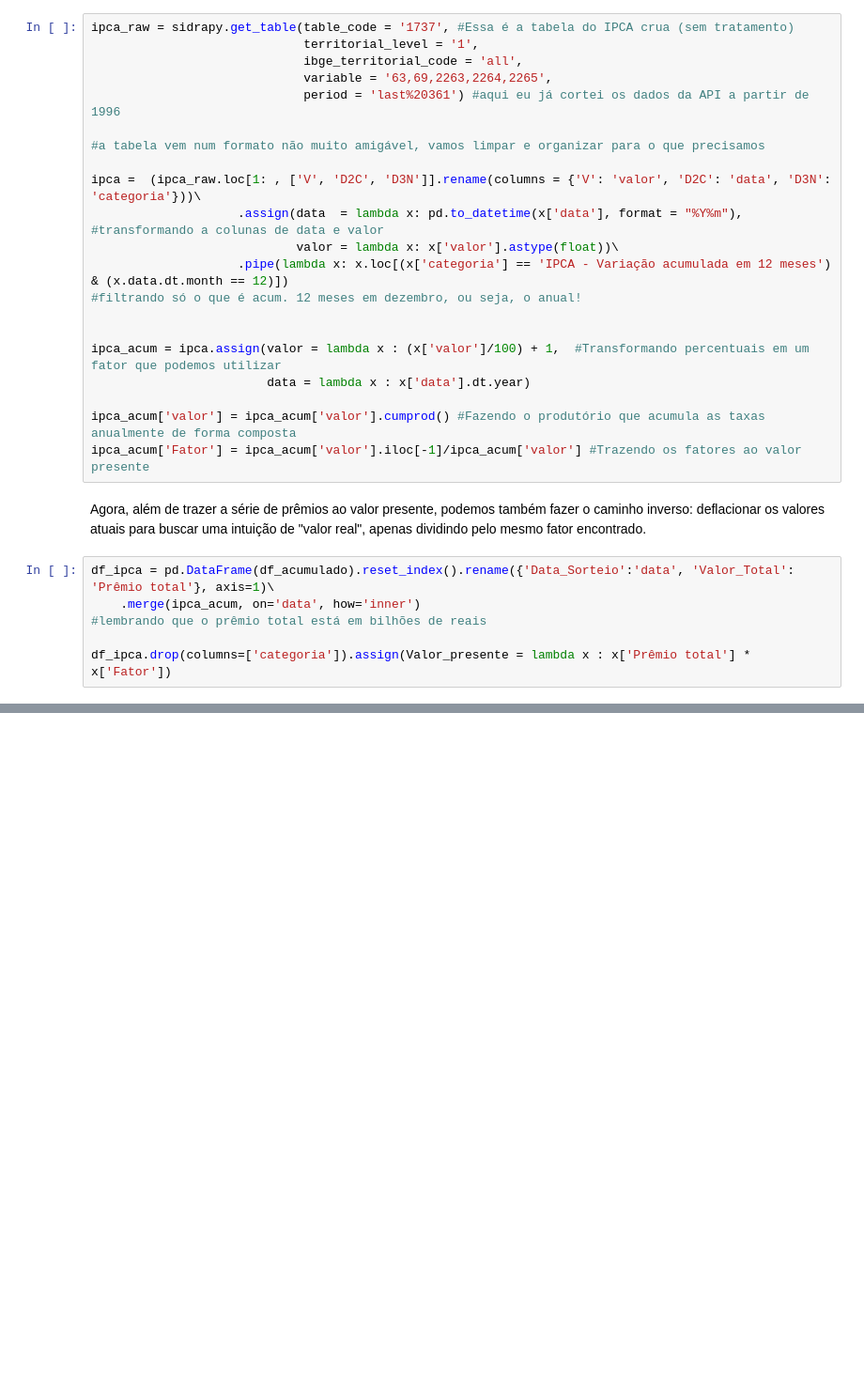
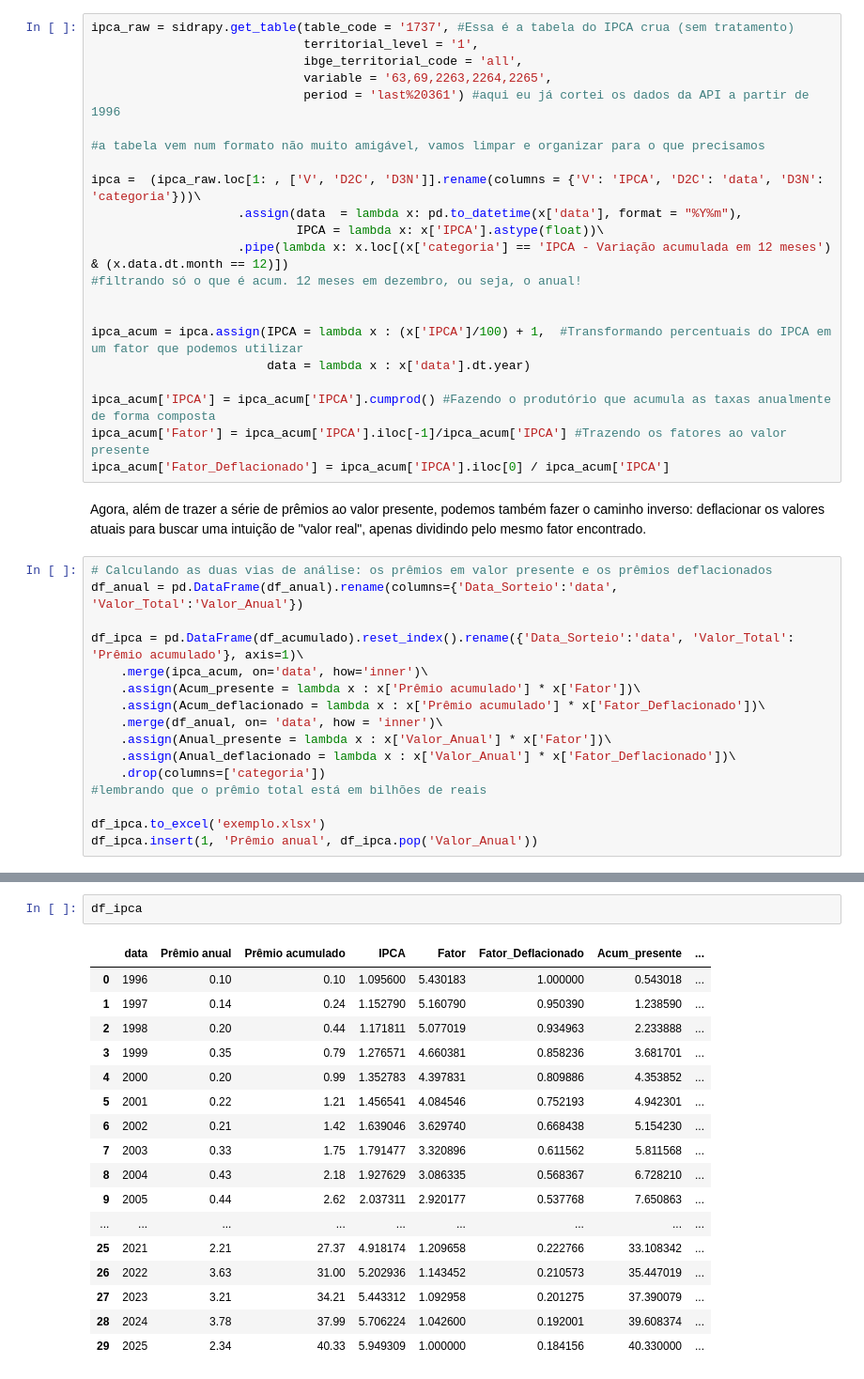
Before and after one commit to zf0rest/megasena_science, a Jupyter notebook: notebooks/analise.ipynb, the cells around one changed output, grey strips where cells are left out. Shown at 94% size. Saved outputs shown, nothing was run; the diff lists cells and outputs as text; blank space fills up the shorter version.

Commit message:
Tabela de valores acumulados e valores nominais anuais prontas em relação ao IPCA

```diff
--- a/notebooks/analise.ipynb
+++ b/notebooks/analise.ipynb
@@ -644,23 +644,34 @@ ipca_raw = sidrapy.get_table(table_code = '1737', #Essa é a tabela do IPCA crua
 
 #a tabela vem num formato não muito amigável, vamos limpar e organizar para o que precisamos
 
-ipca =  (ipca_raw.loc[1: , ['V', 'D2C', 'D3N']].rename(columns = {'V': 'valor', 'D2C': 'data', 'D3N': 'categoria'}))\
-                    .assign(data  = lambda x: pd.to_datetime(x['data'], format = "%Y%m"), #transformando a colunas de data e valor
-                            valor = lambda x: x['valor'].astype(float))\
+ipca =  (ipca_raw.loc[1: , ['V', 'D2C', 'D3N']].rename(columns = {'V': 'IPCA', 'D2C': 'data', 'D3N': 'categoria'}))\
+                    .assign(data  = lambda x: pd.to_datetime(x['data'], format = "%Y%m"),
+                            IPCA = lambda x: x['IPCA'].astype(float))\
                     .pipe(lambda x: x.loc[(x['categoria'] == 'IPCA - Variação acumulada em 12 meses') & (x.data.dt.month == 12)])
 #filtrando só o que é acum. 12 meses em dezembro, ou seja, o anual!
 
 
-ipca_acum = ipca.assign(valor = lambda x : (x['valor']/100) + 1,  #Transformando percentuais em um fator que podemos utilizar
+ipca_acum = ipca.assign(IPCA = lambda x : (x['IPCA']/100) + 1,  #Transformando percentuais do IPCA em um fator que podemos utilizar
                         data = lambda x : x['data'].dt.year)
 
-ipca_acum['valor'] = ipca_acum['valor'].cumprod() #Fazendo o produtório que acumula as taxas anualmente de forma composta
-ipca_acum['Fator'] = ipca_acum['valor'].iloc[-1]/ipca_acum['valor'] #Trazendo os fatores ao valor presente
+ipca_acum['IPCA'] = ipca_acum['IPCA'].cumprod() #Fazendo o produtório que acumula as taxas anualmente de forma composta
+ipca_acum['Fator'] = ipca_acum['IPCA'].iloc[-1]/ipca_acum['IPCA'] #Trazendo os fatores ao valor presente
+ipca_acum['Fator_Deflacionado'] = ipca_acum['IPCA'].iloc[0] / ipca_acum['IPCA']
 # %% [markdown]
 Agora, além de trazer a série de prêmios ao valor presente, podemos também fazer o caminho inverso: deflacionar os valores atuais para buscar uma intuição de "valor real", apenas dividindo pelo mesmo fator encontrado.
 # %%
-df_ipca = pd.DataFrame(df_acumulado).reset_index().rename({'Data_Sorteio':'data', 'Valor_Total': 'Prêmio total'}, axis=1)\
-    .merge(ipca_acum, on='data', how='inner')
+# Calculando as duas vias de análise: os prêmios em valor presente e os prêmios deflacionados
+df_anual = pd.DataFrame(df_anual).rename(columns={'Data_Sorteio':'data', 'Valor_Total':'Valor_Anual'})
+
+df_ipca = pd.DataFrame(df_acumulado).reset_index().rename({'Data_Sorteio':'data', 'Valor_Total': 'Prêmio acumulado'}, axis=1)\
+    .merge(ipca_acum, on='data', how='inner')\
+    .assign(Acum_presente = lambda x : x['Prêmio acumulado'] * x['Fator'])\
+    .assign(Acum_deflacionado = lambda x : x['Prêmio acumulado'] * x['Fator_Deflacionado'])\
+    .merge(df_anual, on= 'data', how = 'inner')\
+    .assign(Anual_presente = lambda x : x['Valor_Anual'] * x['Fator'])\
+    .assign(Anual_deflacionado = lambda x : x['Valor_Anual'] * x['Fator_Deflacionado'])\
+    .drop(columns=['categoria'])
 #lembrando que o prêmio total está em bilhões de reais
 
-df_ipca.drop(columns=['categoria']).assign(Valor_presente = lambda x : x['Prêmio total'] * x['Fator'])
+df_ipca.to_excel('exemplo.xlsx')
+df_ipca.insert(1, 'Prêmio anual', df_ipca.pop('Valor_Anual'))
@@ -701,0 +678,20 @@ No fim das contas, a fórmula é a seguinte: $$Valor_{Real} = Valor_{Nominal} \t
+# %%
+df_ipca
+# %% [output]
+|  | data | Prêmio anual | Prêmio acumulado | IPCA | Fator | Fator_Deflacionado | Acum_presente | ... |
+| 0 | 1996 | 0.10 | 0.10 | 1.095600 | 5.430183 | 1.000000 | 0.543018 | ... |
+| 1 | 1997 | 0.14 | 0.24 | 1.152790 | 5.160790 | 0.950390 | 1.238590 | ... |
+| 2 | 1998 | 0.20 | 0.44 | 1.171811 | 5.077019 | 0.934963 | 2.233888 | ... |
+| 3 | 1999 | 0.35 | 0.79 | 1.276571 | 4.660381 | 0.858236 | 3.681701 | ... |
+| 4 | 2000 | 0.20 | 0.99 | 1.352783 | 4.397831 | 0.809886 | 4.353852 | ... |
+| 5 | 2001 | 0.22 | 1.21 | 1.456541 | 4.084546 | 0.752193 | 4.942301 | ... |
+| 6 | 2002 | 0.21 | 1.42 | 1.639046 | 3.629740 | 0.668438 | 5.154230 | ... |
+| 7 | 2003 | 0.33 | 1.75 | 1.791477 | 3.320896 | 0.611562 | 5.811568 | ... |
+| 8 | 2004 | 0.43 | 2.18 | 1.927629 | 3.086335 | 0.568367 | 6.728210 | ... |
+| 9 | 2005 | 0.44 | 2.62 | 2.037311 | 2.920177 | 0.537768 | 7.650863 | ... |
+| ... | ... | ... | ... | ... | ... | ... | ... | ... |
+| 25 | 2021 | 2.21 | 27.37 | 4.918174 | 1.209658 | 0.222766 | 33.108342 | ... |
+| 26 | 2022 | 3.63 | 31.00 | 5.202936 | 1.143452 | 0.210573 | 35.447019 | ... |
+| 27 | 2023 | 3.21 | 34.21 | 5.443312 | 1.092958 | 0.201275 | 37.390079 | ... |
+| 28 | 2024 | 3.78 | 37.99 | 5.706224 | 1.042600 | 0.192001 | 39.608374 | ... |
+| 29 | 2025 | 2.34 | 40.33 | 5.949309 | 1.000000 | 0.184156 | 40.330000 | ... |
```
Also changed, not shown: parts of 6 cells of this notebook, 1 other file.
